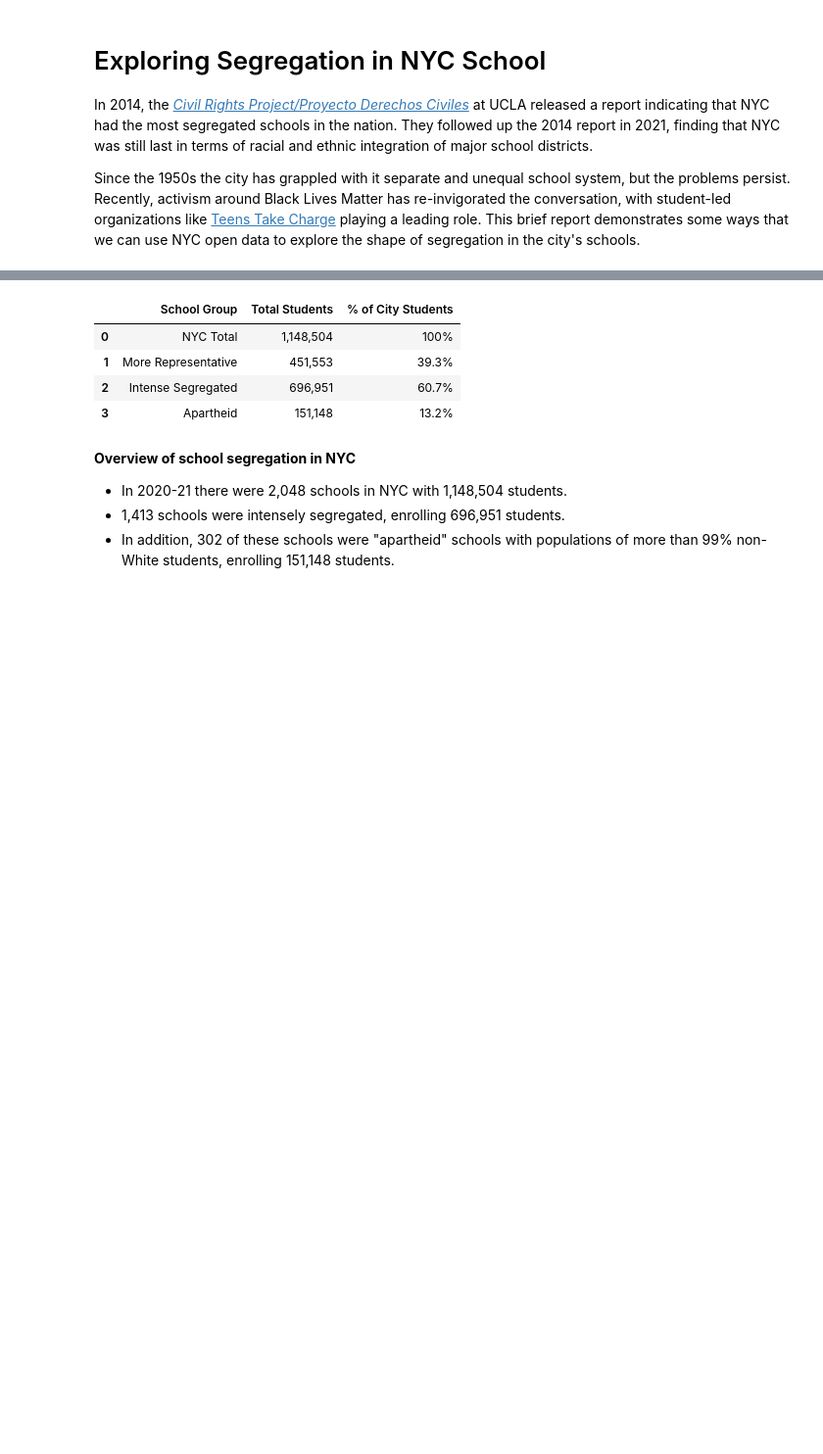
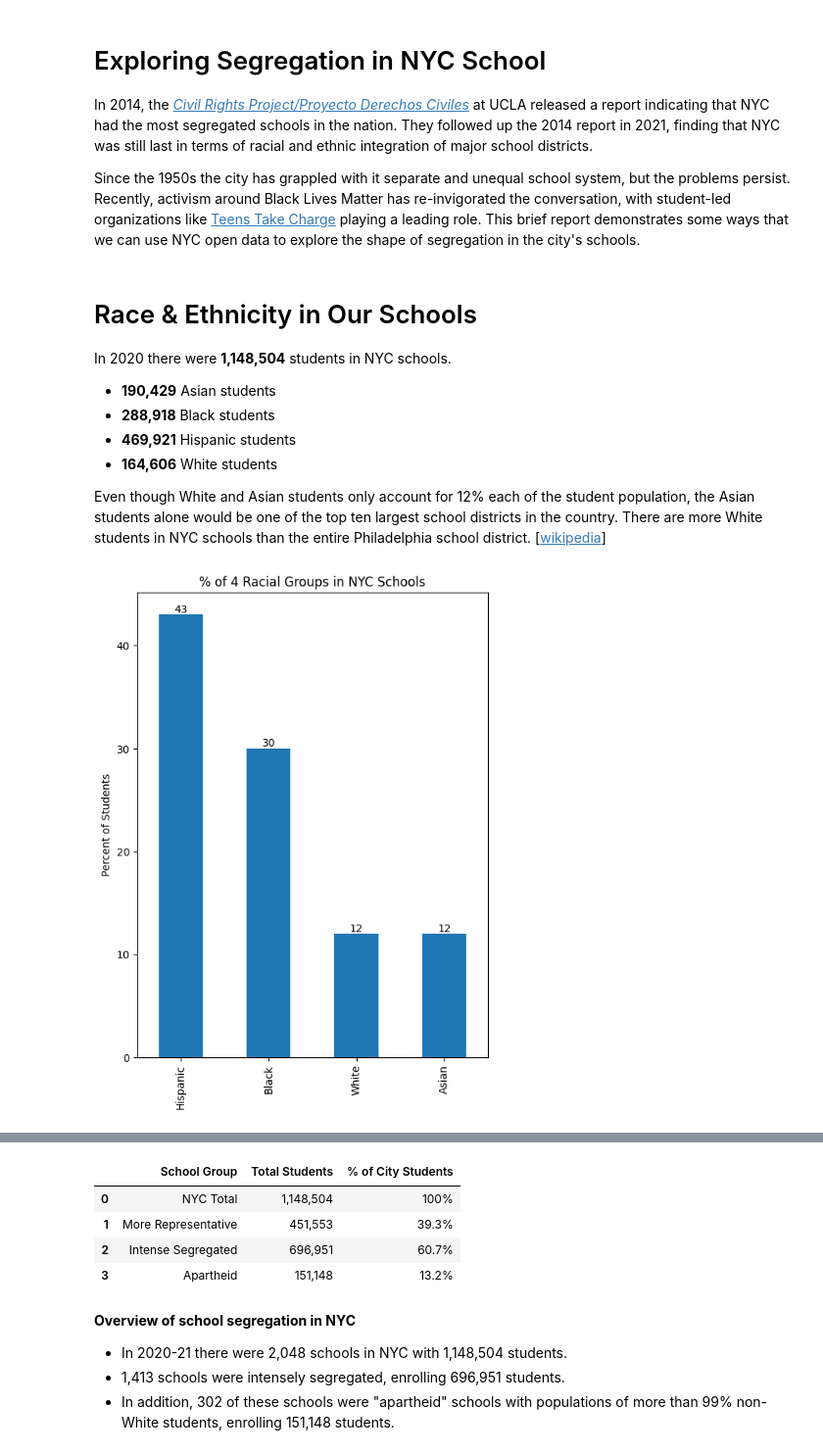
Before and after one commit to adelphi-ed-tech/nycschools, a Jupyter notebook: book/nb/06-Case-Studies/school-segregation.ipynb, the cells around one changed output, grey strips where cells are left out. Shown at 98% size. Cells and saved outputs as stored; diff of their text form; code cells hidden in the pictures; blank space fills up the shorter version.

```diff
--- a/book/nb/06-Case-Studies/school-segregation.ipynb
+++ b/book/nb/06-Case-Studies/school-segregation.ipynb
@@ -29,3 +28,45 @@ segregation_cols = ['dbn', 'beds', 'district',  'school_name', 'total_enrollment
 data = df[df.ay == df.ay.max()].copy()
 data = data[segregation_cols]
+# %%
+display(md(f"""
+Race & Ethnicity in Our Schools
+===============================
+In {df.ay.max()} there were **{data.total_enrollment.sum():,}** students in NYC schools.
+- **{data.asian_n.sum():,}** Asian students
+- **{data.black_n.sum():,}** Black students
+- **{data.hispanic_n.sum():,}** Hispanic students
+- **{data.white_n.sum():,}** White students
+
+Even though White and Asian students only account for 12% each
+of the student population, the Asian students alone would be
+one of the top ten largest school districts in the country.
+There are more White students in NYC schools than the entire
+Philadelphia school district.
+[[wikipedia](https://en.wikipedia.org/wiki/List_of_the_largest_school_districts_in_the_United_States_by_enrollment)]
+"""))
+
+chart = data[["hispanic_pct","black_pct","white_pct","asian_pct"]]
+chart.columns = ["Hispanic","Black","White","Asian"]
+chart = round(chart.mean() * 100)
+fig, ax = plt.subplots(figsize=(6, 8))
+bars = chart.plot.bar(ax=ax, title="% of 4 Racial Groups in NYC Schools", ylabel="Percent of Students")
+
+_ = [ax.bar_label(container) for container in ax.containers]
+# %% [output]
+
+Race & Ethnicity in Our Schools
+===============================
+In 2020 there were **1,148,504** students in NYC schools.
+- **190,429** Asian students
+- **288,918** Black students
+- **469,921** Hispanic students
+- **164,606** White students
+
+Even though White and Asian students only account for 12% each
+of the student population, the Asian students alone would be
+one of the top ten largest school districts in the country.
+There are more White students in NYC schools than the entire
+Philadelphia school district.
+[[wikipedia](https://en.wikipedia.org/wiki/List_of_the_largest_school_districts_in_the_United_States_by_enrollment)]
+[figure, added]
 # %% [markdown]
```
Also changed, not shown: parts of 8 cells of this notebook.
